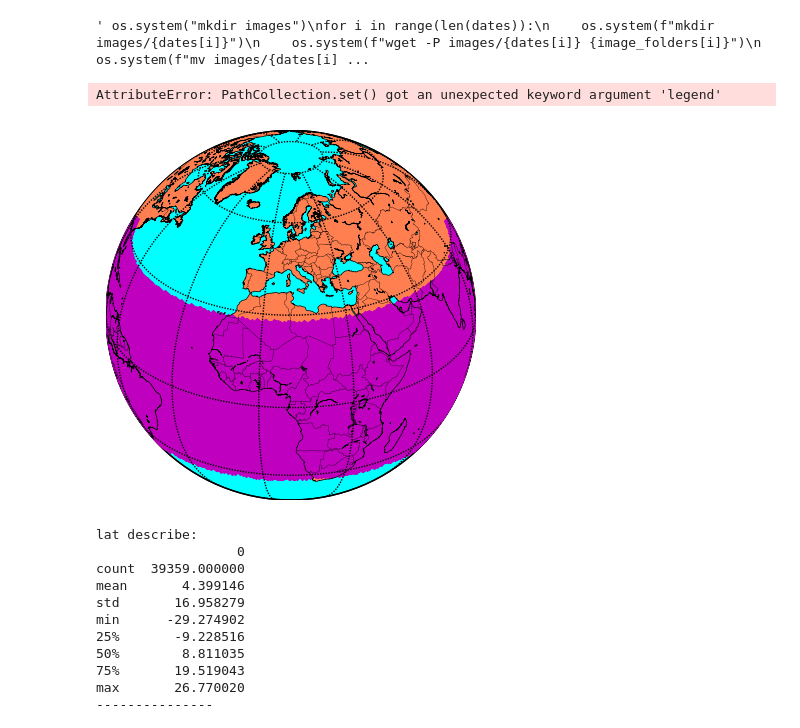
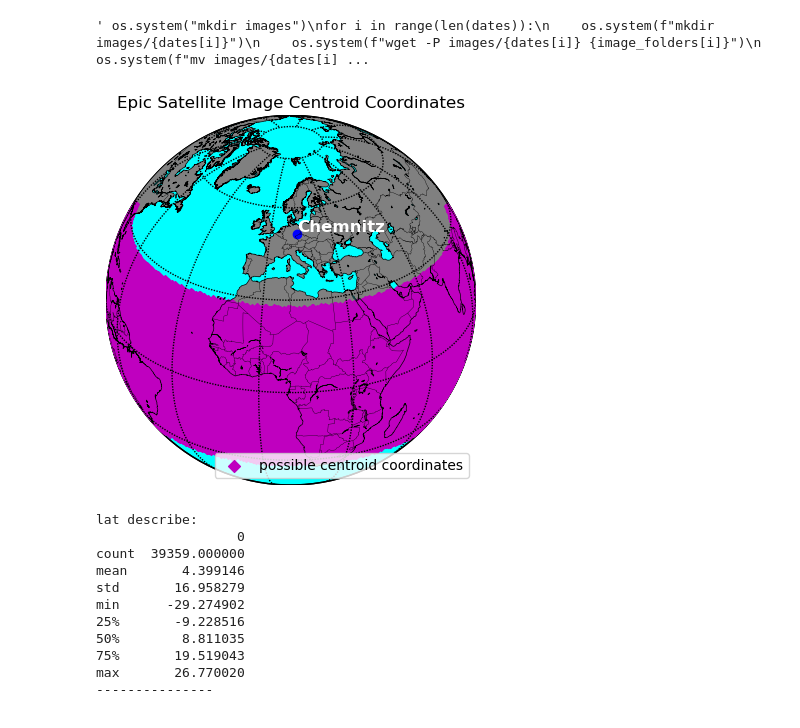
Before and after one commit to kevin-paul97/fantastic-palm-tree, a Jupyter notebook: Project/main.ipynb, the cells around one changed output. Cells and saved outputs as stored; diff of their text form; code cells hidden in the pictures.

```diff
--- a/Project/main.ipynb
+++ b/Project/main.ipynb
@@ -85,39 +85,41 @@ for i in range(len(files)):
 # %%
 from mpl_toolkits.basemap import Basemap
 import matplotlib.pyplot as plt
 import numpy as np
 
 # set up orthographic map projection with
 # perspective of satellite looking down at 45N, 100W.
 # use low resolution coastlines.
-map = Basemap(projection='ortho',lat_0=30,lon_0=10,resolution='l')
+map = Basemap(projection='ortho', lat_0=30, lon_0=10, resolution='l')
 
 # draw coastlines, country boundaries, fill continents.
 map.drawcoastlines(linewidth=0.5)
 map.drawcountries(linewidth=0.25)
-map.fillcontinents(color='coral',lake_color='aqua')
+map.fillcontinents(color='grey', lake_color='aqua')
 
 # draw the edge of the map projection region (the projection limb)
 map.drawmapboundary(fill_color='aqua')
 
 # draw lat/lon grid lines every 30 degrees.
-map.drawmeridians(np.arange(0,360,30))
-map.drawparallels(np.arange(-90,90,30))
+map.drawmeridians(np.arange(0, 360, 30))
+map.drawparallels(np.arange(-90, 90, 30))
 
 # Plot lon and lat coordinates on the map
 x, y = map(lon_coordinates, lat_coordinates)
-map.scatter(x, y, marker='D', color='m')
+map.scatter(x, y, marker='D', color='m', label="possible centroid coordinates")
 
 p, q = map(12.916667, 50.833332)
 map.scatter(p, q, marker="o", color="b")
 
+# Add label for the point p, q
+plt.text(p, q, "Chemnitz", fontsize=12, ha='left', va='bottom', color='white', weight="bold")
+
 # plot labels
 plt.title("Epic Satellite Image Centroid Coordinates")
-
+plt.legend()
 plt.show()
 # %% [output]
-AttributeError: PathCollection.set() got an unexpected keyword argument 'legend'
-[figure, old version]
+[figure, new version]
 # %%
 df_lat = pd.DataFrame(lat_coordinates)
 df_lon = pd.DataFrame(lon_coordinates)
```
Also changed, not shown: 1 other file.
